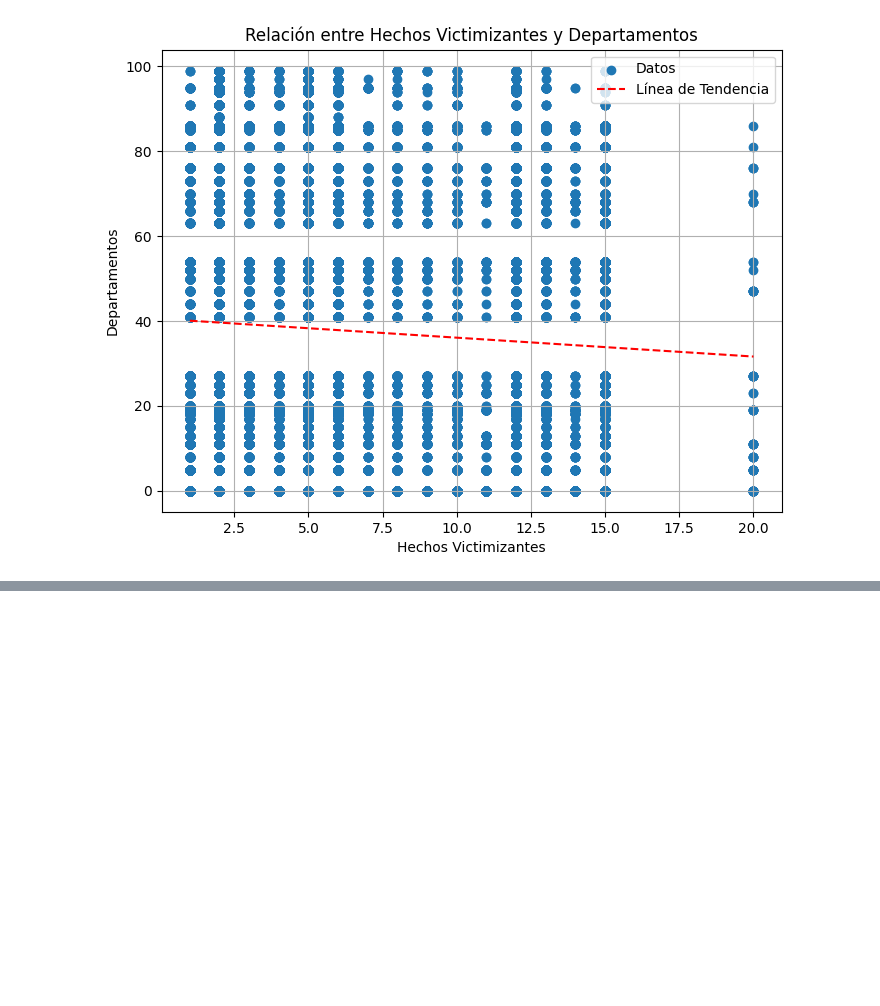
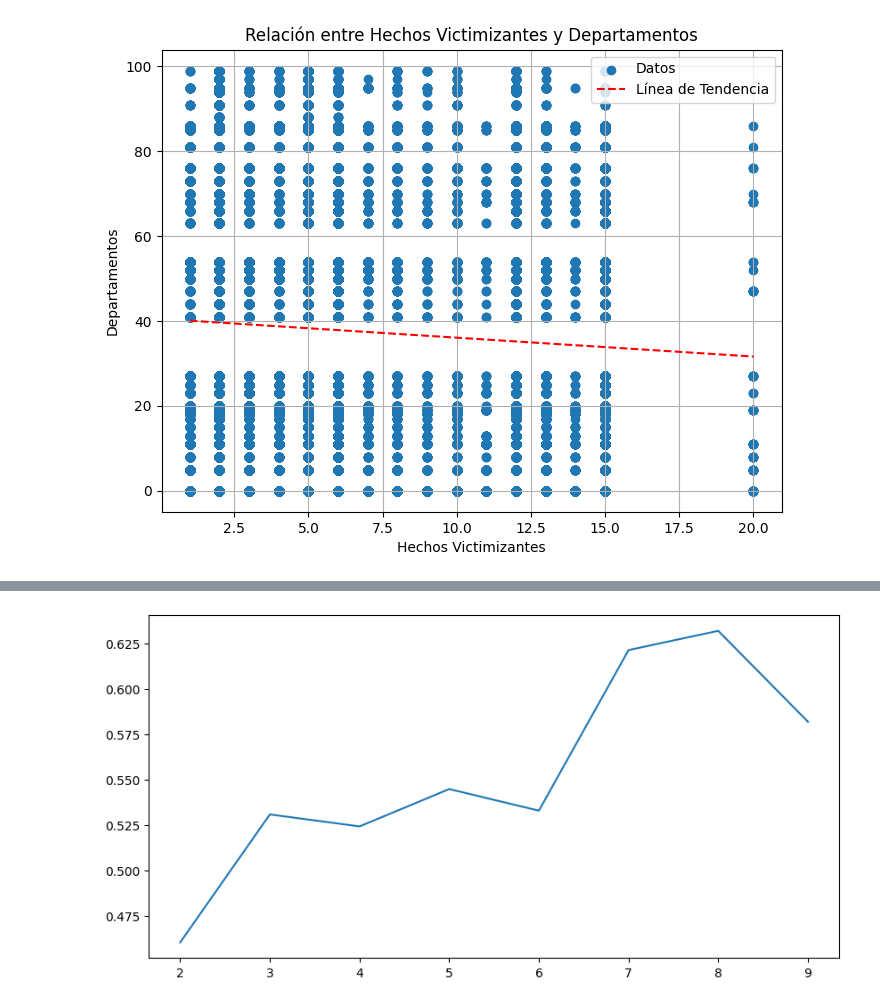
Before and after one commit to oviedokaren19/bc_G3_analisis_victimas, a Jupyter notebook: rama_nueva/sprint2.ipynb, the cells around one changed output, grey strips where cells are left out. Saved outputs shown, nothing was run; the diff lists cells and outputs as text; code cells hidden in the pictures; blank space fills up the shorter version.

```diff
--- a/rama_nueva/sprint2.ipynb
+++ b/rama_nueva/sprint2.ipynb
@@ -424,0 +479,11 @@ NameError: name 'top_estados' is not defined
+# %%
+from sklearn.metrics import silhouette_score
+
+silueta = []
+for i in range (2,10):
+  km = KMeans(n_clusters=i)
+  clusters = km.fit_predict(data_escalada)
+  silueta_prom = silhouette_score(data_escalada, clusters)
+  silueta.append(silueta_prom)
+
+silueta
@@ -424,0 +499,8 @@ NameError: name 'top_estados' is not defined
+# %%
+plt.figure(figsize=(10,5))
+plt.plot(range(2,10),silueta)
+plt.show()
+#Silueta va en el eje Y, los K van en la X.
+#Buscar procesos de clausterización
+# %% [output]
+[figure, added]
```
Also changed, not shown: parts of 11 cells of this notebook.
